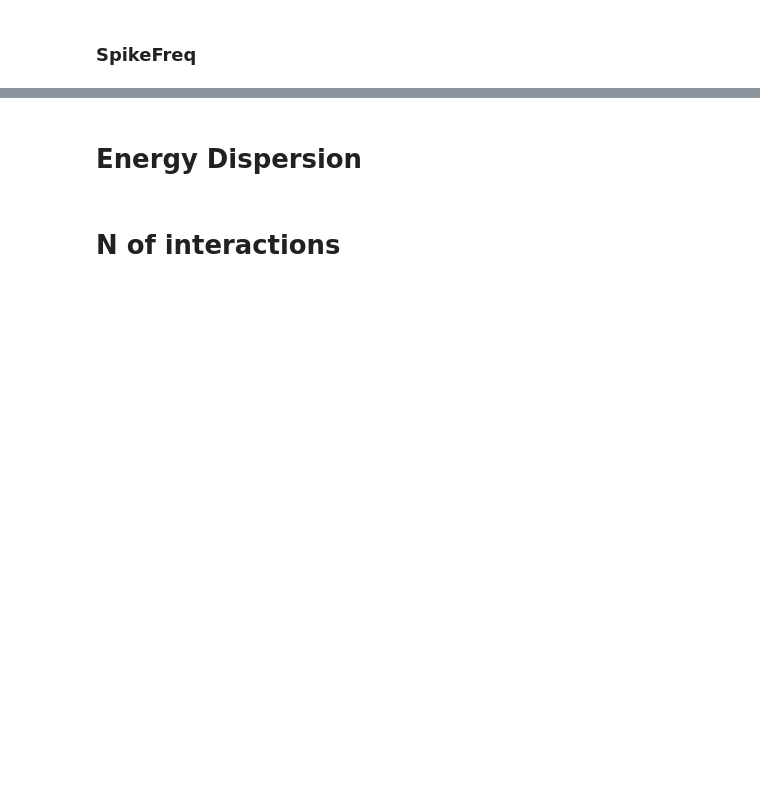
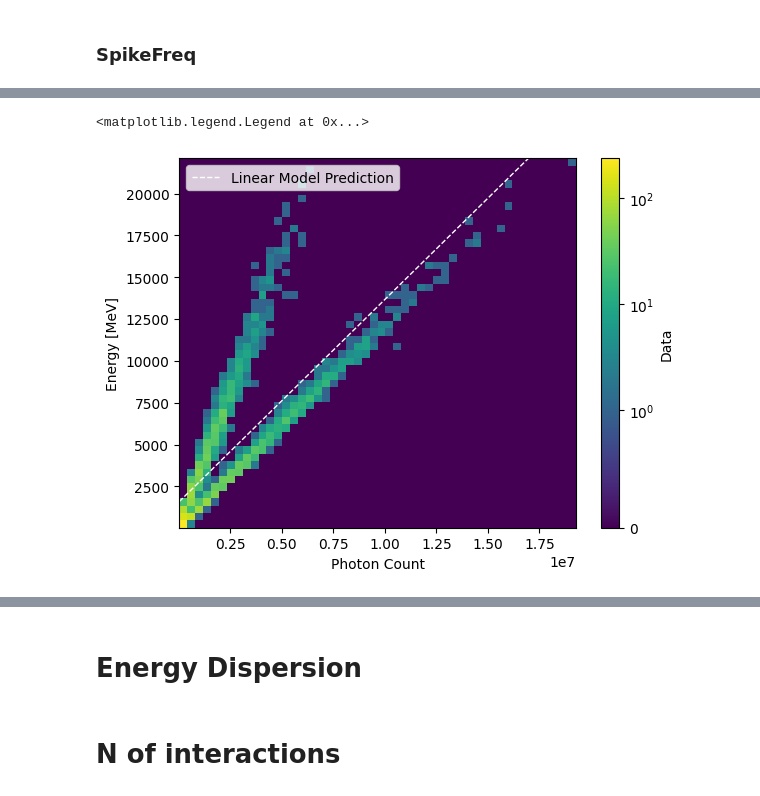
Before and after one commit to enlupi/SNN-Cal, a Jupyter notebook: SNN/SNN.ipynb, the cells around one changed output, grey strips where cells are left out. Cells and saved outputs as stored; diff of their text form; code cells hidden in the pictures; blank space fills up the shorter version.

```diff
--- a/SNN/SNN.ipynb
+++ b/SNN/SNN.ipynb
@@ -604,0 +584,19 @@ Test relative error: 35.700584411621094%
+# %%
+x_test, y_test = zip(*[data_train[i] for i in range(len(data_test))])
+
+# Convert to NumPy arrays
+x_test = torch.stack(x_test).sum((1,2)).numpy().reshape(-1,1)  # Convert features to NumPy
+y_test = np.pow(10, torch.stack(y_test).numpy().ravel())
+
+plt.xlabel("Photon Count")
+plt.ylabel("Energy [MeV]")
+plt.hist2d(x_test.reshape(-1), y_test, 50, norm=SymLogNorm(linthresh=1), cmap='viridis')
+plt.colorbar(label='Data')
+x_plot = np.arange(0, np.max(x), 1e3)
+y_plot = lin_model.predict(x_plot.reshape(-1,1))
+plt.plot(x_plot, y_plot, color='white',
+         linewidth=1, linestyle='--', label="Linear Model Prediction")
+plt.legend()
+# %% [output]
+<matplotlib.legend.Legend at 0x...>
+[figure, added]
```
Also changed, not shown: parts of 11 cells of this notebook.
